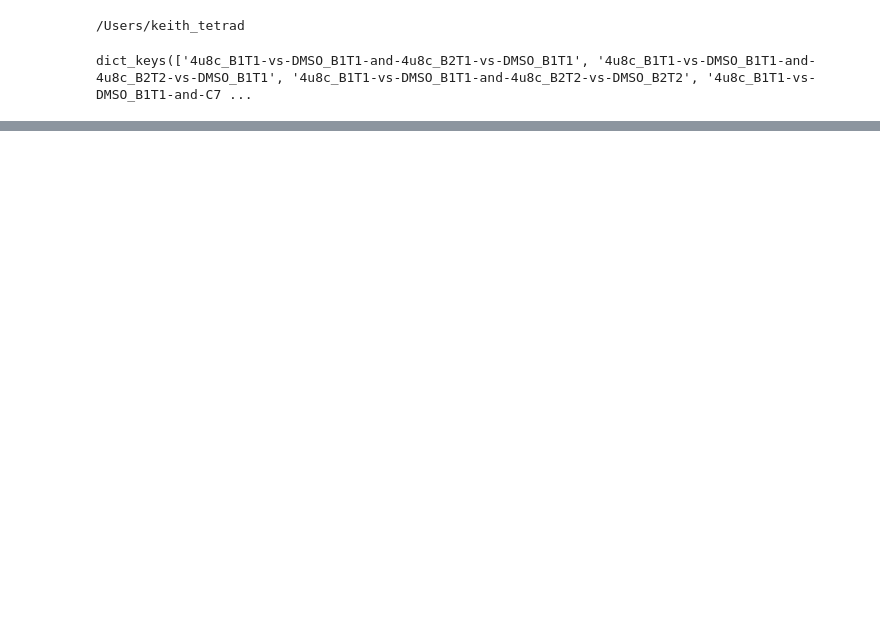
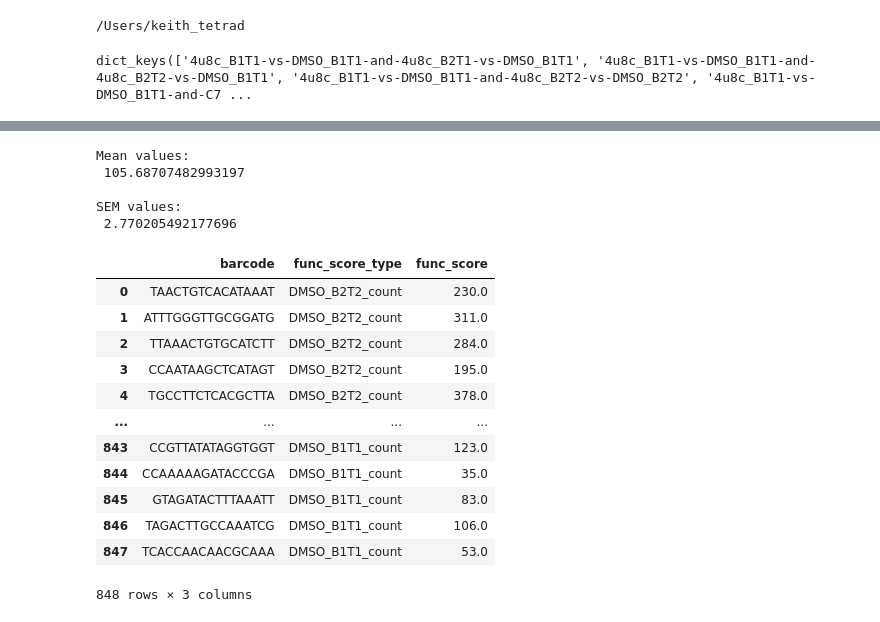
Before and after one commit to kwalcott97/kw_dms, a Jupyter notebook: Compare KW and BD func scores.ipynb, the cells around one changed output, grey strips where cells are left out. Saved outputs shown, nothing was run; the diff lists cells and outputs as text; code cells hidden in the pictures; blank space fills up the shorter version.

```diff
--- a/Compare KW and BD func scores.ipynb
+++ b/Compare KW and BD func scores.ipynb
@@ -565,0 +503,49 @@ plot_func_scores(func_score_comparisons_coverage, 'DMSO_B2T1-vs-DMSO_B1T1-and-10
+# %%
+df_4u8c = df_4u8c[['barcode','DMSO_B2T2_count']]
+df_C7 = df_C7[['barcode','DMSO_B1T2_count','DMSO_B2T1_count']]
+df_Both = df_Both[['barcode','DMSO_B1T1_count']]
+# %%
+unfiltered_overlap = pd.merge(df_4u8c, df_C7, on='barcode', how='outer')
+unfiltered_overlap = pd.merge(unfiltered_overlap,df_Both, on='barcode', how='outer')
+# %%
+only_in_1 = set1 - set2 - set3
+only_in_2 = set2 - set1 - set3
+only_in_3 = set3 - set1 - set2
+in_1_and_2 = set1 & set2 - set3
+in_1_and_3 = set1 & set3 - set2
+in_2_and_3 = set2 & set3 - set1
+in_all_three = set1 & set2 & set3
+# %%
+overlap = unfiltered_overlap[unfiltered_overlap['barcode'].isin(in_1_and_3)]
+
+# Reshape the dataframe
+reshaped_overlap = overlap.melt(id_vars=['barcode'], var_name='func_score_type', value_name='func_score')
+
+# Drop NaN values and calculate mean and SEM
+mean_value = reshaped_overlap['func_score'].dropna().mean()
+sem_value = reshaped_overlap['func_score'].dropna().sem()
+
+print("Mean values:\n", mean_value)
+print("\nSEM values:\n", sem_value)
+# %% [output]
+Mean values:
+ 105.68707482993197
+
+SEM values:
+ 2.770205492177696
+# %%
+reshaped_overlap
+# %% [output]
+|  | barcode | func_score_type | func_score |
+| 0 | TAACTGTCACATAAAT | DMSO_B2T2_count | 230.0 |
+| 1 | ATTTGGGTTGCGGATG | DMSO_B2T2_count | 311.0 |
+| 2 | TTAAACTGTGCATCTT | DMSO_B2T2_count | 284.0 |
+| 3 | CCAATAAGCTCATAGT | DMSO_B2T2_count | 195.0 |
+| 4 | TGCCTTCTCACGCTTA | DMSO_B2T2_count | 378.0 |
+| ... | ... | ... | ... |
+| 843 | CCGTTATATAGGTGGT | DMSO_B1T1_count | 123.0 |
+| 844 | CCAAAAAGATACCCGA | DMSO_B1T1_count | 35.0 |
+| 845 | GTAGATACTTTAAATT | DMSO_B1T1_count | 83.0 |
+| 846 | TAGACTTGCCAAATCG | DMSO_B1T1_count | 106.0 |
+| 847 | TCACCAACAACGCAAA | DMSO_B1T1_count | 53.0 |
+848 rows × 3 columns
```
Also changed, not shown: parts of 27 cells of this notebook, 1 other file.
